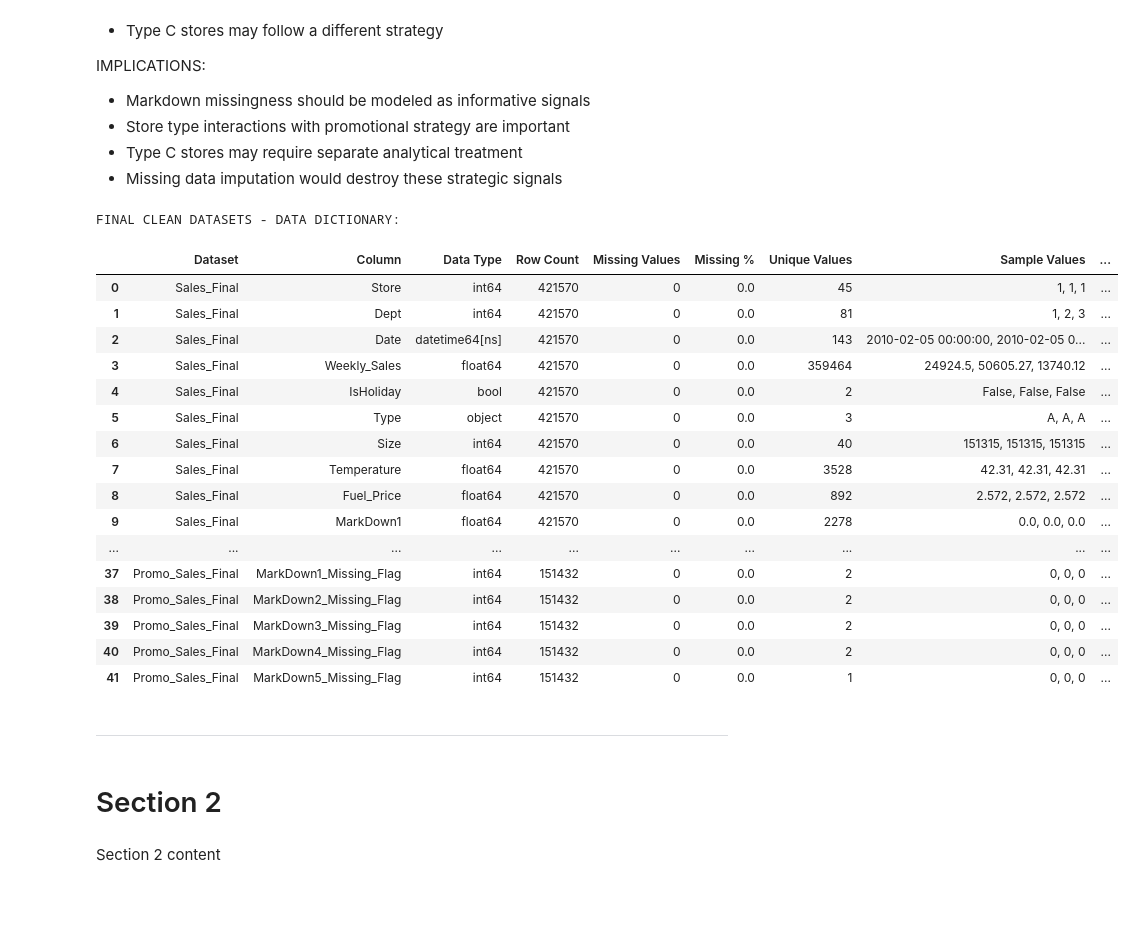
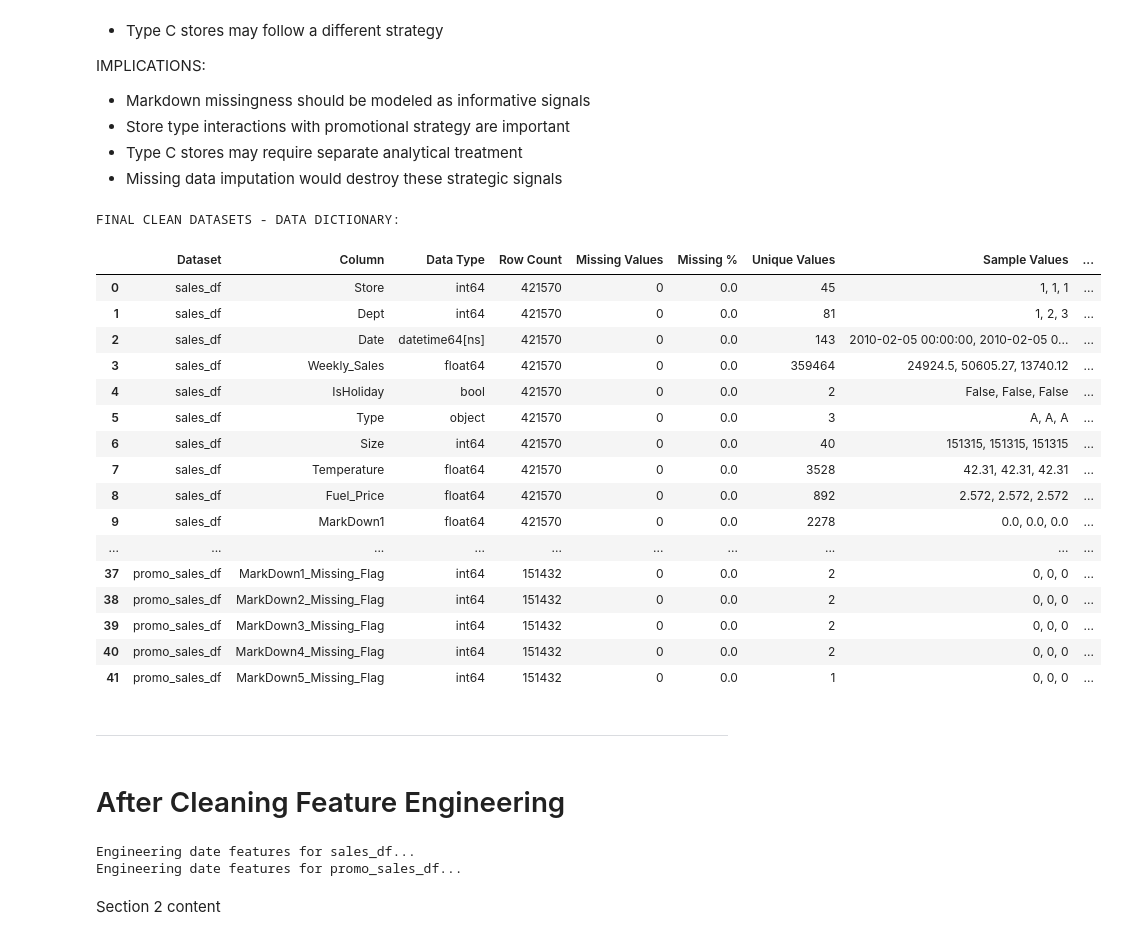
Before and after one commit to Julian-Elliott/retail-sales-analysis, a Jupyter notebook: jupyter_notebooks/retail-sales-analysis.ipynb, the cells around one changed output. Drawn from its saved outputs; the diff is of its cells as text; code cells hidden in the pictures; blank space fills up the shorter version.

```diff
--- a/jupyter_notebooks/retail-sales-analysis.ipynb
+++ b/jupyter_notebooks/retail-sales-analysis.ipynb
@@ -997,44 +997,86 @@ for name, df in datasets.items():
 # %%
 # Create final clean datasets dictionary for data dictionary analysis
 final_transform_state = {
-    'Sales_Final': denormalised_df_transform,
-    'Promo_Sales_Final': promo_denormalised_df_transform
+    'sales_df': denormalised_df_transform,
+    'promo_sales_df': promo_denormalised_df_transform
 }
 
 # Generate data dictionary for final clean datasets
 final_transform_data_dictionary = create_data_dictionary(final_transform_state)
 
 print("FINAL CLEAN DATASETS - DATA DICTIONARY: ")
 
 # Create clean datasets from transformed data for analysis
 sales_df = denormalised_df_transform.copy()
 promo_sales_df = promo_denormalised_df_transform.copy()
 
 # Display the data dictionary
 final_transform_data_dictionary
 # %% [output]
 FINAL CLEAN DATASETS - DATA DICTIONARY:
 |  | Dataset | Column | Data Type | Row Count | Missing Values | Missing % | Unique Values | Sample Values | ... |
-| 0 | Sales_Final | Store | int64 | 421570 | 0 | 0.0 | 45 | 1, 1, 1 | ... |
-| 1 | Sales_Final | Dept | int64 | 421570 | 0 | 0.0 | 81 | 1, 2, 3 | ... |
-| 2 | Sales_Final | Date | datetime64[ns] | 421570 | 0 | 0.0 | 143 | 2010-02-05 00:00:00, 2010-02-05 0... | ... |
-| 3 | Sales_Final | Weekly_Sales | float64 | 421570 | 0 | 0.0 | 359464 | 24924.5, 50605.27, 13740.12 | ... |
-| 4 | Sales_Final | IsHoliday | bool | 421570 | 0 | 0.0 | 2 | False, False, False | ... |
-| 5 | Sales_Final | Type | object | 421570 | 0 | 0.0 | 3 | A, A, A | ... |
-| 6 | Sales_Final | Size | int64 | 421570 | 0 | 0.0 | 40 | 151315, 151315, 151315 | ... |
-| 7 | Sales_Final | Temperature | float64 | 421570 | 0 | 0.0 | 3528 | 42.31, 42.31, 42.31 | ... |
-| 8 | Sales_Final | Fuel_Price | float64 | 421570 | 0 | 0.0 | 892 | 2.572, 2.572, 2.572 | ... |
-| 9 | Sales_Final | MarkDown1 | float64 | 421570 | 0 | 0.0 | 2278 | 0.0, 0.0, 0.0 | ... |
+| 0 | sales_df | Store | int64 | 421570 | 0 | 0.0 | 45 | 1, 1, 1 | ... |
+| 1 | sales_df | Dept | int64 | 421570 | 0 | 0.0 | 81 | 1, 2, 3 | ... |
+| 2 | sales_df | Date | datetime64[ns] | 421570 | 0 | 0.0 | 143 | 2010-02-05 00:00:00, 2010-02-05 0... | ... |
+| 3 | sales_df | Weekly_Sales | float64 | 421570 | 0 | 0.0 | 359464 | 24924.5, 50605.27, 13740.12 | ... |
+| 4 | sales_df | IsHoliday | bool | 421570 | 0 | 0.0 | 2 | False, False, False | ... |
+| 5 | sales_df | Type | object | 421570 | 0 | 0.0 | 3 | A, A, A | ... |
+| 6 | sales_df | Size | int64 | 421570 | 0 | 0.0 | 40 | 151315, 151315, 151315 | ... |
+| 7 | sales_df | Temperature | float64 | 421570 | 0 | 0.0 | 3528 | 42.31, 42.31, 42.31 | ... |
+| 8 | sales_df | Fuel_Price | float64 | 421570 | 0 | 0.0 | 892 | 2.572, 2.572, 2.572 | ... |
+| 9 | sales_df | MarkDown1 | float64 | 421570 | 0 | 0.0 | 2278 | 0.0, 0.0, 0.0 | ... |
 | ... | ... | ... | ... | ... | ... | ... | ... | ... | ... |
-| 37 | Promo_Sales_Final | MarkDown1_Missing_Flag | int64 | 151432 | 0 | 0.0 | 2 | 0, 0, 0 | ... |
-| 38 | Promo_Sales_Final | MarkDown2_Missing_Flag | int64 | 151432 | 0 | 0.0 | 2 | 0, 0, 0 | ... |
-| 39 | Promo_Sales_Final | MarkDown3_Missing_Flag | int64 | 151432 | 0 | 0.0 | 2 | 0, 0, 0 | ... |
-| 40 | Promo_Sales_Final | MarkDown4_Missing_Flag | int64 | 151432 | 0 | 0.0 | 2 | 0, 0, 0 | ... |
-| 41 | Promo_Sales_Final | MarkDown5_Missing_Flag | int64 | 151432 | 0 | 0.0 | 1 | 0, 0, 0 | ... |
+| 37 | promo_sales_df | MarkDown1_Missing_Flag | int64 | 151432 | 0 | 0.0 | 2 | 0, 0, 0 | ... |
+| 38 | promo_sales_df | MarkDown2_Missing_Flag | int64 | 151432 | 0 | 0.0 | 2 | 0, 0, 0 | ... |
+| 39 | promo_sales_df | MarkDown3_Missing_Flag | int64 | 151432 | 0 | 0.0 | 2 | 0, 0, 0 | ... |
+| 40 | promo_sales_df | MarkDown4_Missing_Flag | int64 | 151432 | 0 | 0.0 | 2 | 0, 0, 0 | ... |
+| 41 | promo_sales_df | MarkDown5_Missing_Flag | int64 | 151432 | 0 | 0.0 | 1 | 0, 0, 0 | ... |
 # %% [markdown]
 ---
-# %% [markdown]
-# Section 2
+# %% [markdown]
+# After Cleaning Feature Engineering
+# %%
+# Feature Engineering: Date-based features for both datasets
+datasets_to_engineer = {'sales_df': sales_df, 'promo_sales_df': promo_sales_df}
+
+for dataset_name, df in datasets_to_engineer.items():
+    print(f"Engineering date features for {dataset_name}...")
+
+    # Extract temporal components
+    df['Year'] = df['Date'].dt.year
+    df['Month'] = df['Date'].dt.month
+    df['Quarter'] = df['Date'].dt.quarter
+    df['Week_of_Year'] = df['Date'].dt.isocalendar().week
+    df['Day_of_Year'] = df['Date'].dt.dayofyear
+    df['Month_Name'] = df['Date'].dt.month_name()
+
+    # Create seasonal indicators
+    df['Season'] = df['Month'].map({
+        12: 'Winter', 1: 'Winter', 2: 'Winter',
+        3: 'Spring', 4: 'Spring', 5: 'Spring',
+        6: 'Summer', 7: 'Summer', 8: 'Summer',
+        9: 'Fall', 10: 'Fall', 11: 'Fall'
+    })
+
+    # Create binary seasonal flags
+    df['Is_Winter'] = (df['Season'] == 'Winter').astype(int)
+    df['Is_Spring'] = (df['Season'] == 'Spring').astype(int)
+    df['Is_Summer'] = (df['Season'] == 'Summer').astype(int)
+    df['Is_Fall'] = (df['Season'] == 'Fall').astype(int)
+
+    # Holiday period indicators (extended holiday effects)
+    df['Is_Holiday_Period'] = ((df['Month'] == 11) | (df['Month'] == 12) | (df['Month'] == 1)).astype(int)
+    df['Is_Back_to_School'] = ((df['Month'] == 8) | (df['Month'] == 9)).astype(int)
+    df['Is_Spring_Season'] = ((df['Month'] == 3) | (df['Month'] == 4) | (df['Month'] == 5)).astype(int)
+
+    # Time-based cyclical features (for capturing seasonal patterns)
+    df['Month_Sin'] = np.sin(2 * np.pi * df['Month'] / 12)
+    df['Month_Cos'] = np.cos(2 * np.pi * df['Month'] / 12)
+    df['Week_Sin'] = np.sin(2 * np.pi * df['Week_of_Year'] / 52)
+    df['Week_Cos'] = np.cos(2 * np.pi * df['Week_of_Year'] / 52)
+# %% [output]
+Engineering date features for sales_df...
+Engineering date features for promo_sales_df...
 # %% [markdown]
 Section 2 content
 # %% [markdown]
```
Also changed, not shown: parts of 2 cells of this notebook.
